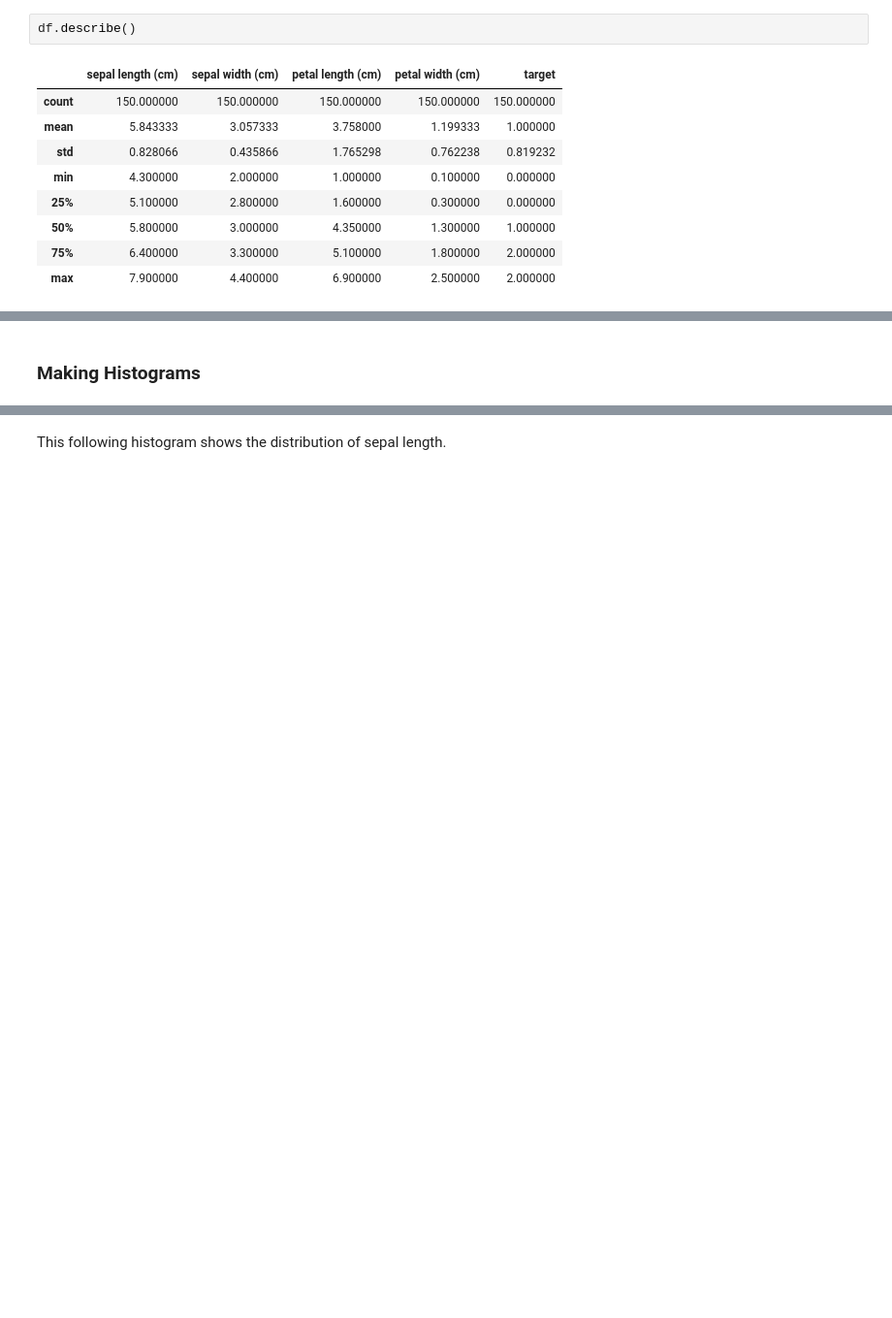
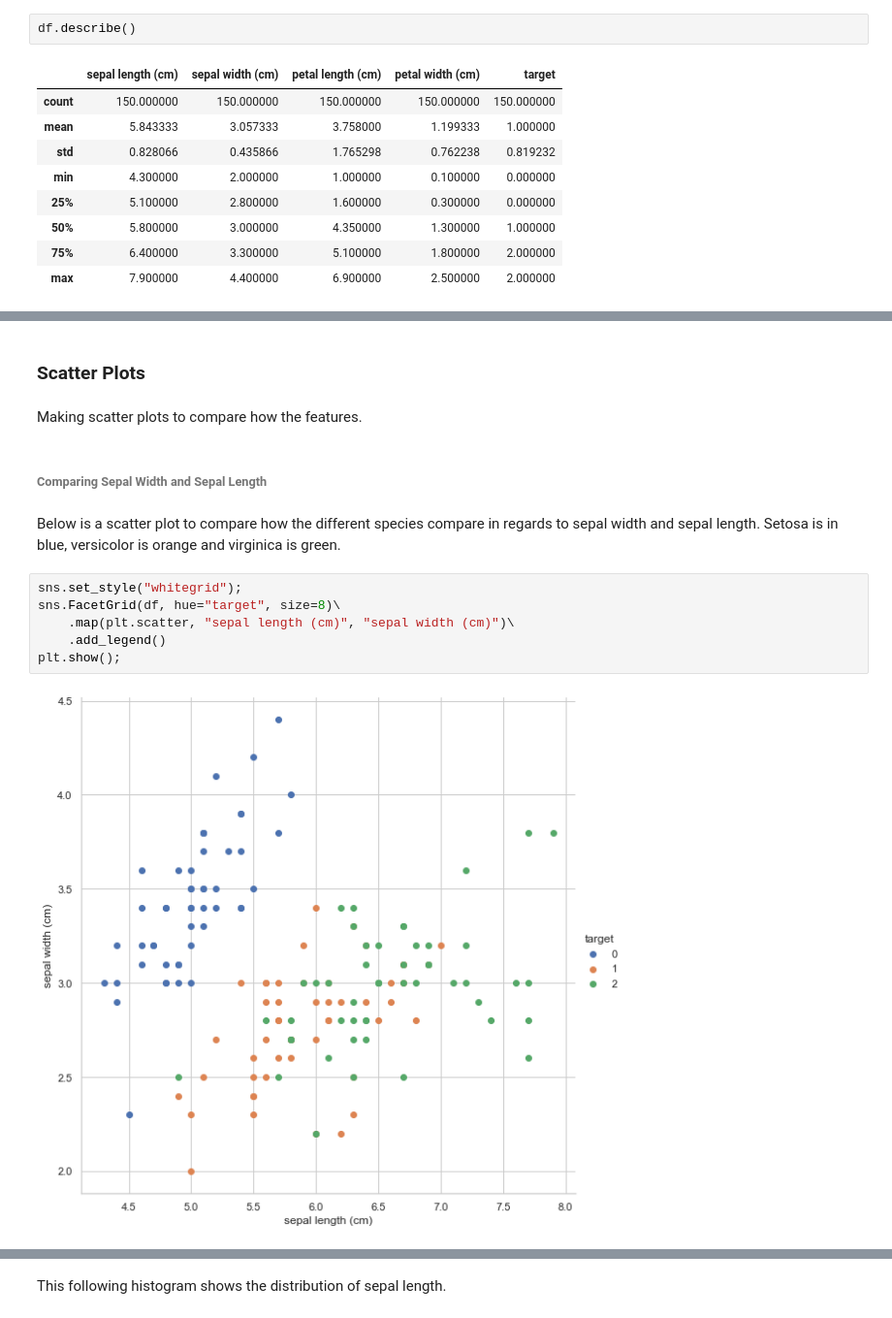
Before and after one commit to john-cashman/Pands-Project2021, a Jupyter notebook: Setup.ipynb, the cells around one changed output, grey strips where cells are left out. Shown at 97% size. Cells and saved outputs as stored; diff of their text form; blank space fills up the shorter version.

Commit message:
cleaning up the scatter plot

```diff
--- a/Setup.ipynb
+++ b/Setup.ipynb
@@ -135,2 +124,17 @@ plt.show
-# %% [markdown]
-### Making Histograms
+# %% [markdown]
+### Scatter Plots
+# %% [markdown]
+Making scatter plots to compare how the features.
+# %% [markdown]
+###### Comparing Sepal Width and Sepal Length
+# %% [markdown]
+Below is a scatter plot to compare how the different species compare in regards to sepal width and sepal length.
+Setosa is in blue, versicolor is orange and virginica is green.
+# %%
+sns.set_style("whitegrid");
+sns.FacetGrid(df, hue="target", size=8)\
+    .map(plt.scatter, "sepal length (cm)", "sepal width (cm)")\
+    .add_legend()
+plt.show();
+# %% [output]
+[figure, added]
```
Also changed, not shown: parts of 44 cells of this notebook.
